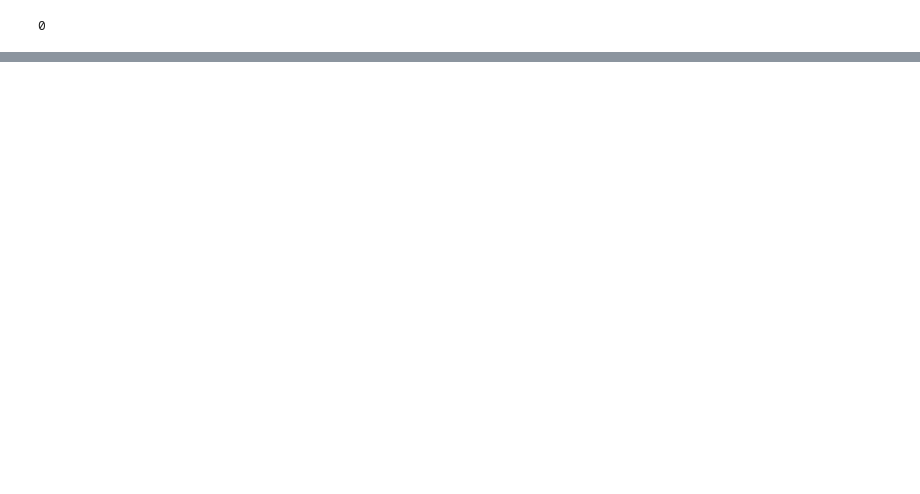
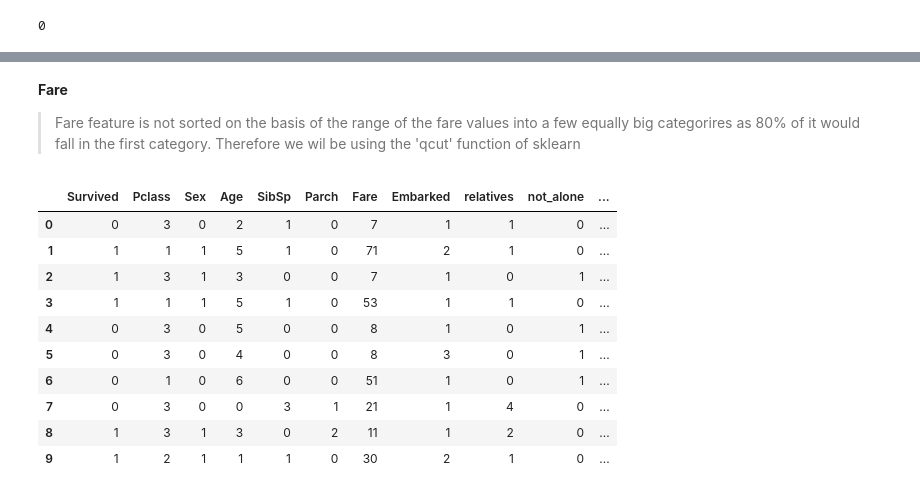
Before and after one commit to sunnylistax25/Titanic, a Jupyter notebook: Titanic.ipynb, the cells around one changed output, grey strips where cells are left out. Drawn from its saved outputs; the diff is of its cells as text; code cells hidden in the pictures; blank space fills up the shorter version.

```diff
--- a/Titanic.ipynb
+++ b/Titanic.ipynb
@@ -248,0 +299,23 @@ train_df['Age'].isnull().sum()
+# %%
+# Extracting the titles from the Name so as to build new feature out of it
+
+data = [train_df, test_df]
+titles = {'Mr': 1, 'Miss': 2, 'Mrs': 3, 'Master': 4, 'Rare': 5}
+
+for dataset in data:
+  #extracting titles
+  # `expand=False` tells the `str.extract` method to return a Series with one element for each row in the original dataset
+  dataset['Title'] = dataset.Name.str.extract(' ([A-Za-z]+)\.', expand=False)
+  # replace titles with a more common title or as Rare
+  dataset['Title'] = dataset['Title'].replace(['Lady', 'Countess', 'Capt', 'Col',
+                                               'Don', 'Dr', 'Major', 'Rev', 'Sir', 'Jonkheer', 'Dona'], 'Rare')
+  dataset['Title'] = dataset['Title'].replace('Mlle', 'Miss')
+  dataset['Title'] = dataset['Title'].replace('Ms', 'Miss')
+  dataset['Title'] = dataset['Title'].replace('Mme', 'Mrs')
+  # convert titles into numbers
+  dataset['Title'] = dataset['Title'].map(titles)
+  # filling NaN with 0 to be safe
+  dataset['Title'] = dataset['Title'].fillna(0)
+
+train_df = train_df.drop(['Name'], axis=1)
+test_df = test_df.drop(['Name'], axis=1)
@@ -248,0 +346,3 @@ train_df['Age'].isnull().sum()
+# %%
+train_df = train_df.drop(['Ticket'], axis = 1)
+test_df = test_df.drop(['Ticket'], axis = 1)
@@ -248,0 +401,17 @@ train_df['Age'].isnull().sum()
+# %% [markdown]
+**Fare**
+> Fare feature is not sorted on the basis of the range of the fare values into a few equally big categorires as 80% of it would fall in the first category. Therefore we wil be using the 'qcut' function of sklearn
+# %%
+train_df.head(10)
+# %% [output]
+|  | Survived | Pclass | Sex | Age | SibSp | Parch | Fare | Embarked | relatives | not_alone | ... |
+| 0 | 0 | 3 | 0 | 2 | 1 | 0 | 7 | 1 | 1 | 0 | ... |
+| 1 | 1 | 1 | 1 | 5 | 1 | 0 | 71 | 2 | 1 | 0 | ... |
+| 2 | 1 | 3 | 1 | 3 | 0 | 0 | 7 | 1 | 0 | 1 | ... |
+| 3 | 1 | 1 | 1 | 5 | 1 | 0 | 53 | 1 | 1 | 0 | ... |
+| 4 | 0 | 3 | 0 | 5 | 0 | 0 | 8 | 1 | 0 | 1 | ... |
+| 5 | 0 | 3 | 0 | 4 | 0 | 0 | 8 | 3 | 0 | 1 | ... |
+| 6 | 0 | 1 | 0 | 6 | 0 | 0 | 51 | 1 | 0 | 1 | ... |
+| 7 | 0 | 3 | 0 | 0 | 3 | 1 | 21 | 1 | 4 | 0 | ... |
+| 8 | 1 | 3 | 1 | 3 | 0 | 2 | 11 | 1 | 2 | 0 | ... |
+| 9 | 1 | 2 | 1 | 1 | 1 | 0 | 30 | 2 | 1 | 0 | ... |
```
Also changed, not shown: parts of 23 cells of this notebook.
